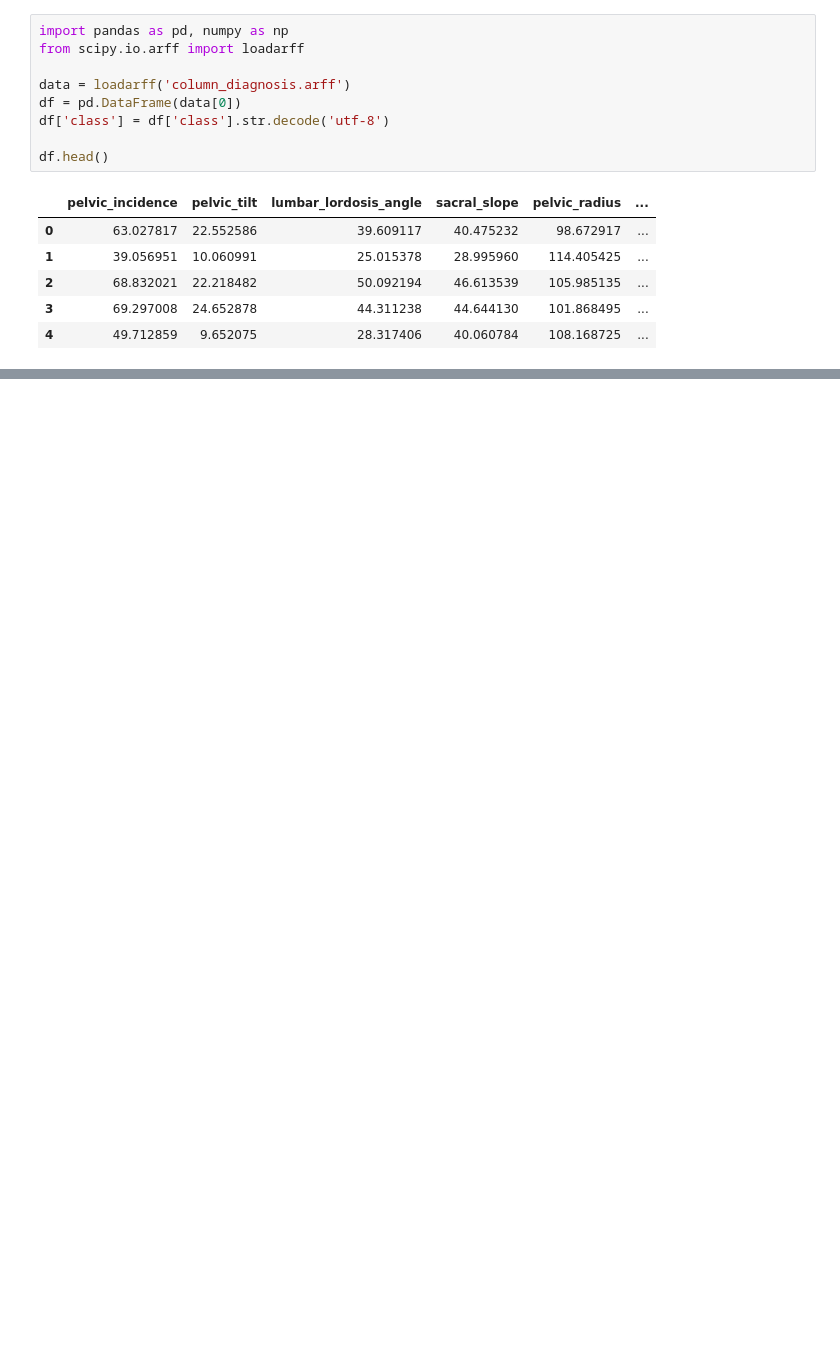
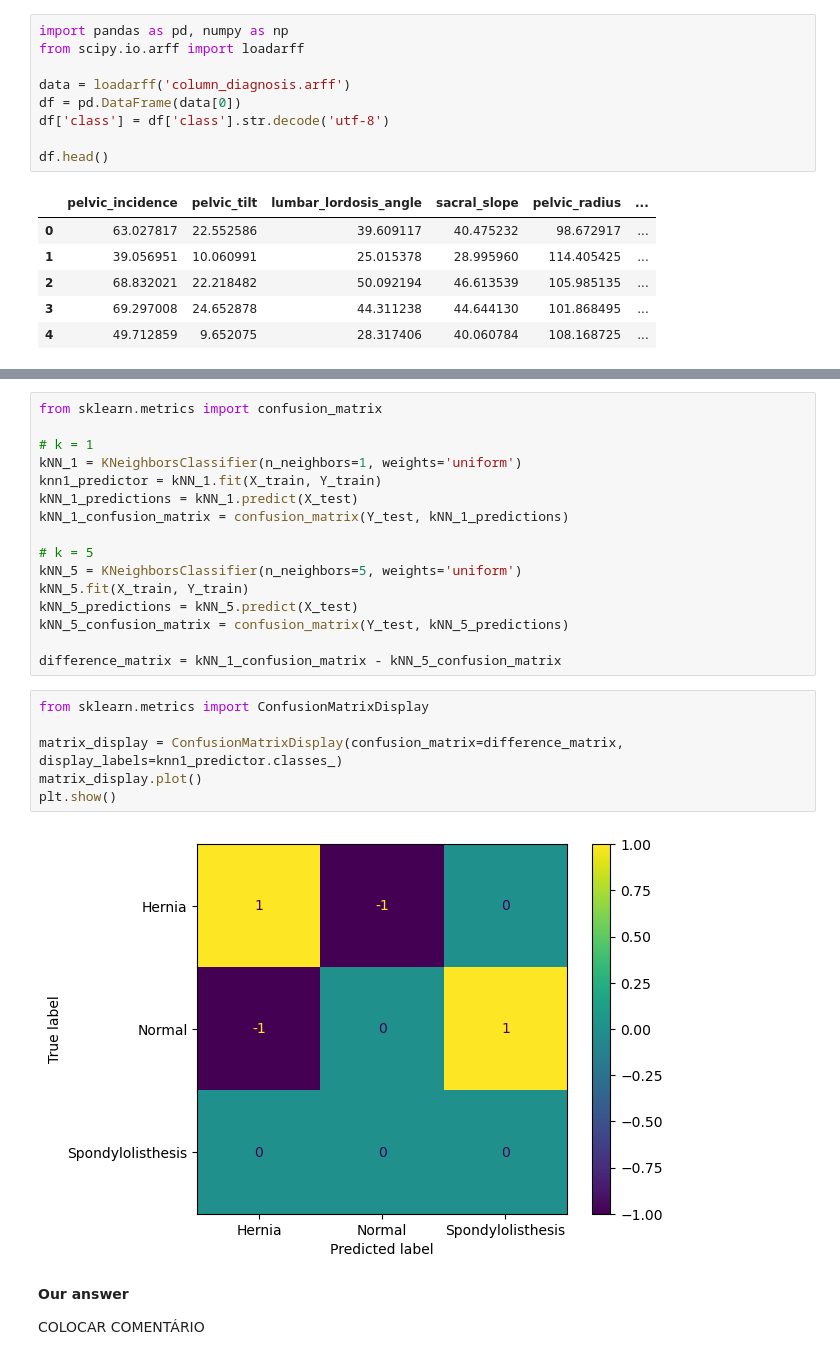
Before and after one commit to GSAprod/IST-Apre-homeworks, a Jupyter notebook: tpc-2/G024.ipynb, the cells around one changed output, grey strips where cells are left out. Drawn from its saved outputs; the diff is of its cells as text; blank space fills up the shorter version.

```diff
--- a/tpc-2/G024.ipynb
+++ b/tpc-2/G024.ipynb
@@ -26,0 +102,28 @@ df.head()
+# %%
+from sklearn.metrics import confusion_matrix
+
+# k = 1
+kNN_1 = KNeighborsClassifier(n_neighbors=1, weights='uniform')
+knn1_predictor = kNN_1.fit(X_train, Y_train)
+kNN_1_predictions = kNN_1.predict(X_test)
+kNN_1_confusion_matrix = confusion_matrix(Y_test, kNN_1_predictions)
+
+# k = 5
+kNN_5 = KNeighborsClassifier(n_neighbors=5, weights='uniform')
+kNN_5.fit(X_train, Y_train)
+kNN_5_predictions = kNN_5.predict(X_test)
+kNN_5_confusion_matrix = confusion_matrix(Y_test, kNN_5_predictions)
+
+difference_matrix = kNN_1_confusion_matrix - kNN_5_confusion_matrix
+# %%
+from sklearn.metrics import ConfusionMatrixDisplay
+
+matrix_display = ConfusionMatrixDisplay(confusion_matrix=difference_matrix, display_labels=knn1_predictor.classes_)
+matrix_display.plot()
+plt.show()
+# %% [output]
+[figure, added]
+# %% [markdown]
+**Our answer**
+
+COLOCAR COMENTÁRIO
```
Also changed, not shown: parts of 14 cells of this notebook.
